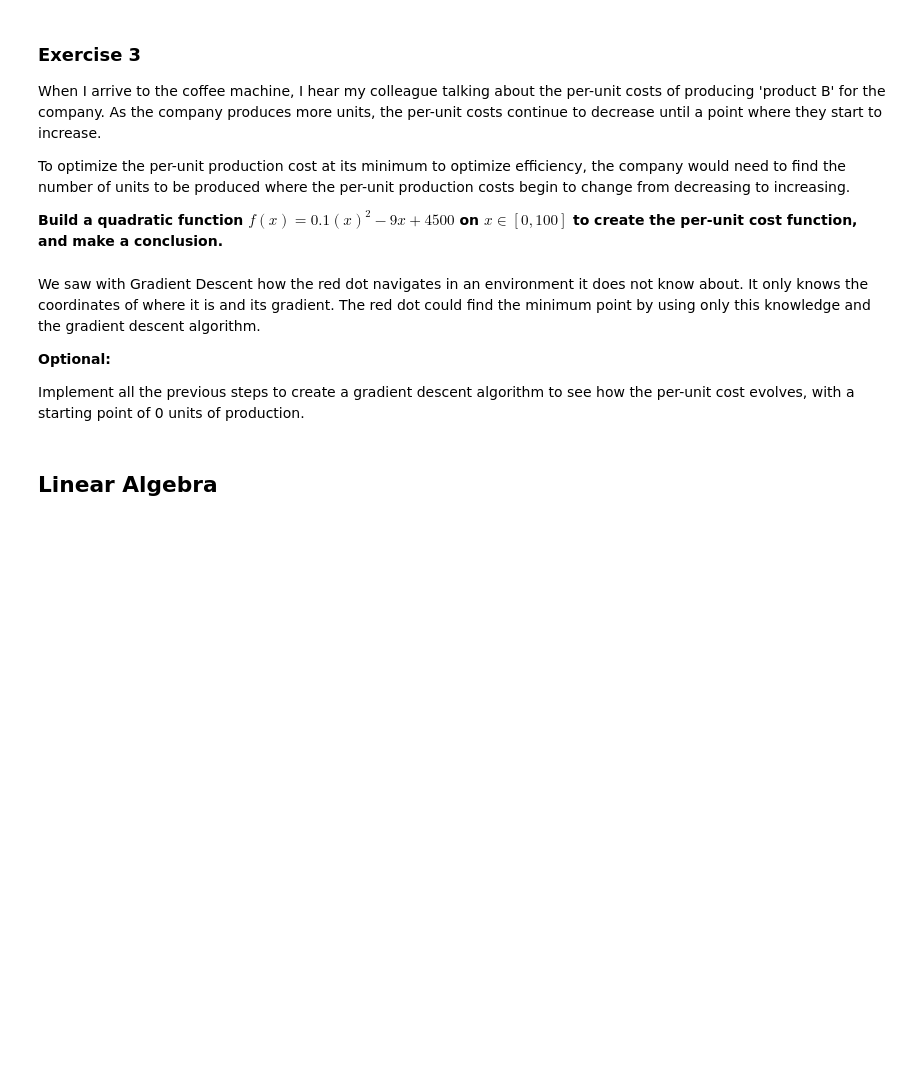
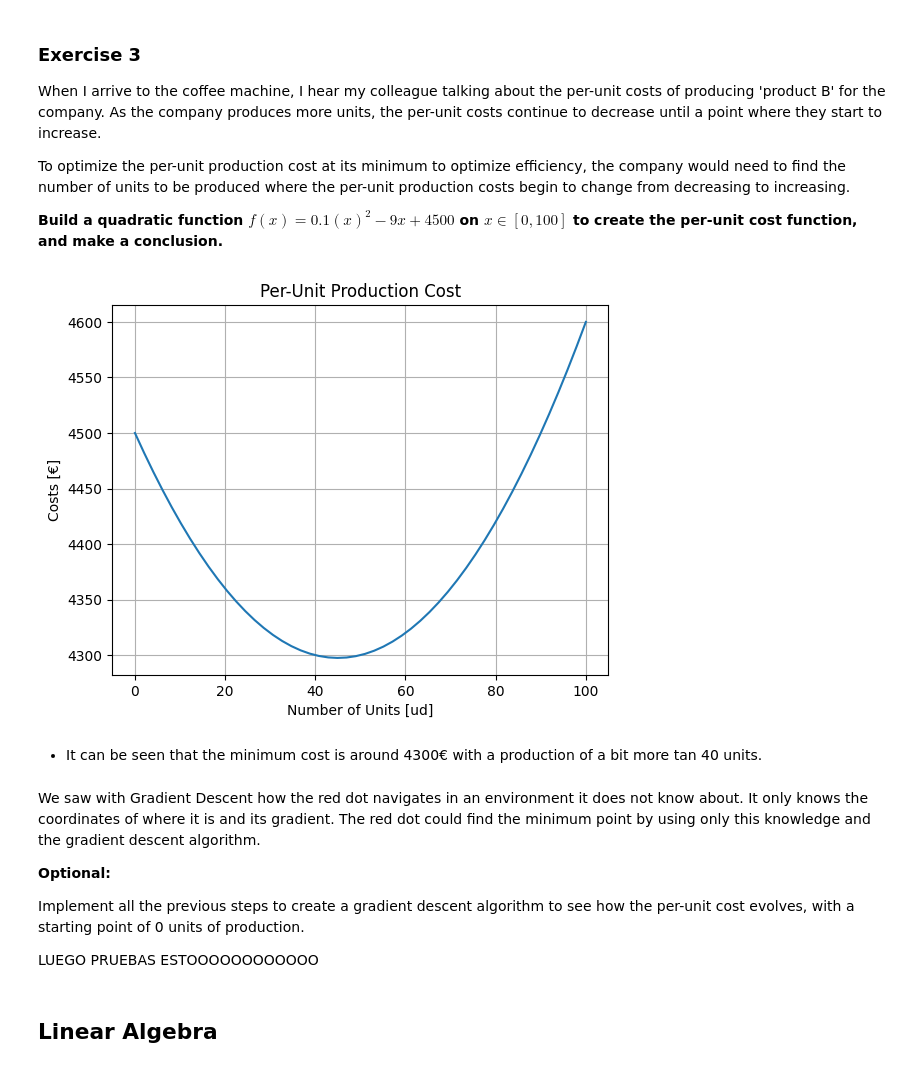
Before and after one commit to 4GeeksAcademy/calculus-and-algebra-problems-with-python-clara, a Jupyter notebook: notebook/problems.ipynb, the cells around one changed output. Drawn from its saved outputs; the diff is of its cells as text; code cells hidden in the pictures; blank space fills up the shorter version.

```diff
--- a/notebook/problems.ipynb
+++ b/notebook/problems.ipynb
@@ -268,12 +310,29 @@ To optimize the per-unit production cost at its minimum to optimize efficiency,
 **Build a quadratic function $f(x)=0.1(x)^2−9x +4500$ on $x∈[0,100]$ to create the per-unit cost function, and make a conclusion.**
 # %%
 # Define and plot the function
+def f(x): return 0.1*(x**2) - 9*x + 4500;
+
+x_values = np.linspace (0, 100);
+y_values = f(x_values);
+
+plt.plot (x_values, y_values);
+plt.title('Per-Unit Production Cost');
+plt.xlabel('Number of Units [ud]');
+plt.ylabel('Costs [€]');
+plt.grid(True);
+plt.show();
+# %% [output]
+[figure, added]
+# %% [markdown]
+- It can be seen that the minimum cost is around 4300€ with a production of a bit more tan 40 units.
 # %% [markdown]
 We saw with Gradient Descent how the red dot navigates in an environment it does not know about. It only knows the coordinates of where it is and its gradient. The red dot could find the minimum point by using only this knowledge and the gradient descent algorithm.
 
 **Optional:**
 
 Implement all the previous steps to create a gradient descent algorithm to see how the per-unit cost evolves, with a starting point of 0 units of production.
+
+LUEGO PRUEBAS ESTOOOOOOOOOOOO
 # %% [markdown]
 ## Linear Algebra
 # %% [markdown]
```
Also changed, not shown: parts of 14 cells of this notebook.
